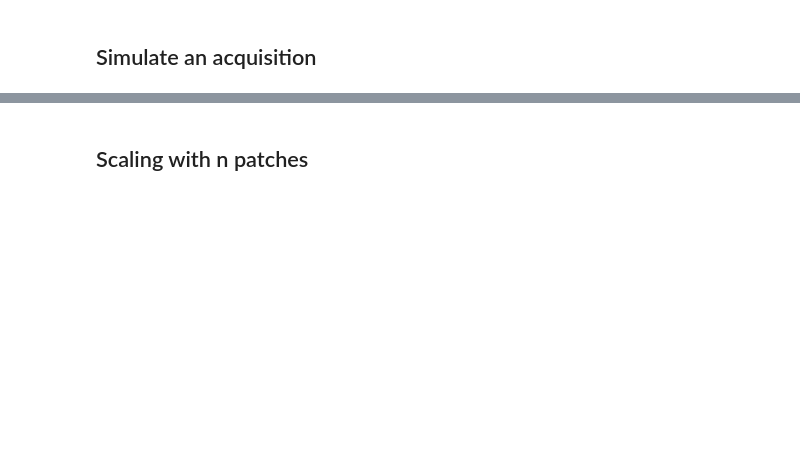
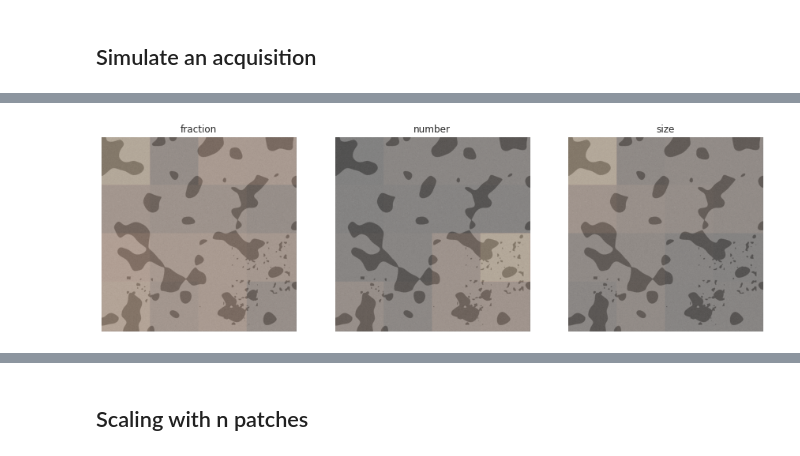
Before and after one commit to aniketkt/CTSegNet, a Jupyter notebook: notebooks/test_FeatureExtraction2D_porous_material.ipynb, the cells around one changed output, grey strips where cells are left out. Drawn from its saved outputs; the diff is of its cells as text; code cells hidden in the pictures; blank space fills up the shorter version.

```diff
--- a/notebooks/test_FeatureExtraction2D_porous_material.ipynb
+++ b/notebooks/test_FeatureExtraction2D_porous_material.ipynb
@@ -109,11 +115,13 @@ print("took %.2f seconds"%(t_end-t_start))
 # %%
-fig, ax = plt.subplots(1,3)
+fig, ax = plt.subplots(1,3, figsize = (15,5))
 labels = ["fraction", "number", "size"]
 for ii in range(3):
     ax[ii].imshow(img_series[idx], cmap = 'gray')
     ax[ii].imshow(map_f[ii], cmap = 'copper', alpha = 0.2)
     ax[ii].set_title(labels[ii])
     ax[ii].axis('off')
+# %% [output]
+[figure, added]
 # %%
 time_series = [fe.extract_measurement(img, pore_analysis) for img in img_series]
 time_series = np.asarray(time_series)
```
Also changed, not shown: parts of 13 cells of this notebook, 1 other file.
